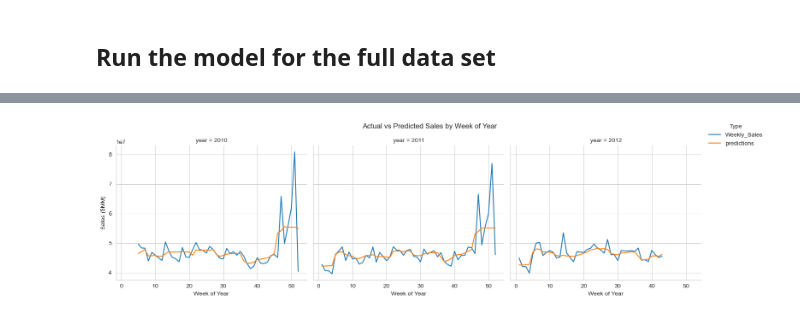
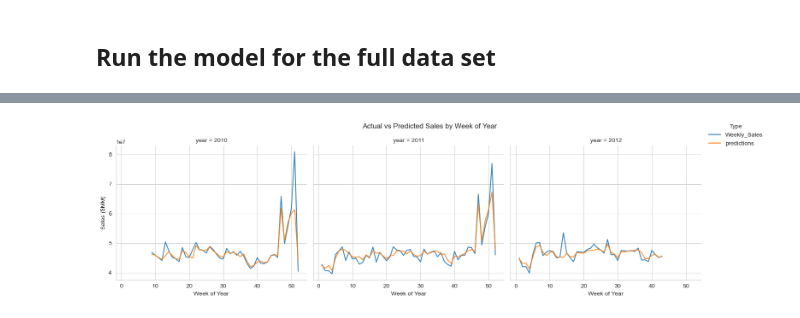
Before and after one commit to MEJillFarley/Walmart-Sales-Forecast, a Jupyter notebook: project_4_randomforest_monthly_V2.ipynb, the cells around one changed output, grey strips where cells are left out. Cells and saved outputs as stored; diff of their text form; code cells hidden in the pictures.

Commit message:
Added lag variables to random forest model. Removed hyperparameter tuning.

```diff
--- a/project_4_randomforest_monthly_V2.ipynb
+++ b/project_4_randomforest_monthly_V2.ipynb
@@ -126,6 +126,17 @@ walmart_df_agg.head()
 | 2 | 2010 | 7 | 48276993.78 | 37.038310 | 2.673666 | 167.338966 | 8.576351 | 0 | ... |
 | 3 | 2010 | 8 | 43968571.13 | 38.629563 | 2.685642 | 167.691019 | 8.561375 | 0 | ... |
 | 4 | 2010 | 9 | 46871470.30 | 42.373998 | 2.731816 | 167.727351 | 8.572689 | 0 | ... |
+# %%
+# NEW: Create lag variables to improve predictions
+# Lag variables account for seasonality in the data
+# Lag1 = the previous week's sales
+# Lag4 = 4 weeks ago's sales
+walmart_df_agg = walmart_df_agg.sort_values(['year', 'week_of_year'])
+walmart_df_agg['Weekly_Sales_Lag1'] = walmart_df_agg['Weekly_Sales'].shift(1)
+walmart_df_agg['Weekly_Sales_Lag4'] = walmart_df_agg['Weekly_Sales'].shift(4)
+
+# Drop rows with missing values
+walmart_df_agg.dropna(inplace=True)
 # %%
 # NEW: Descriptive statistics for each column
 walmart_df_agg.describe()
@@ -373,7 +261,7 @@ plt.show()
 # %%
 X_all_scaled = scaler.transform(X)
 # %%
-predictions_full = rf.predict(X_all_scaled)
+predictions_full = rf_model.predict(X_all_scaled)
 # %%
 walmart_df_agg_with_pred = walmart_df_agg.copy()
 walmart_df_agg_with_pred['predictions'] = predictions_full
@@ -407,27 +295,27 @@ walmart_df_long.head()
 # %%
 import seaborn as sns
 import matplotlib.pyplot as plt
 
 # Set the style for the plot
 sns.set_style('whitegrid')
 
 # Create the line plot
 fig = sns.relplot(x='week_of_year', y='Value', hue='Type', col='year', col_wrap=3,
-                  data=walmart_df_long, kind='line', height=4, aspect=1.2)
+                  data=walmart_df_long, kind='line', height=4, aspect=1.2, alpha = 0.9)
 
 # Set the x-axis label
 fig.set_xlabels('Week of Year')
 
 # Set the y-axis label
 fig.set_ylabels('Sales ($MM)')
 
 # Set the title
 fig.fig.suptitle('Actual vs Predicted Sales by Week of Year', y=1.05)
 
 # Move the legend
 sns.move_legend(fig, 'upper right')
 
 # Show the plot
 plt.show()
 # %% [output]
-[figure, old version]
+[figure, new version]
```
Also changed, not shown: parts of 17 cells of this notebook.
